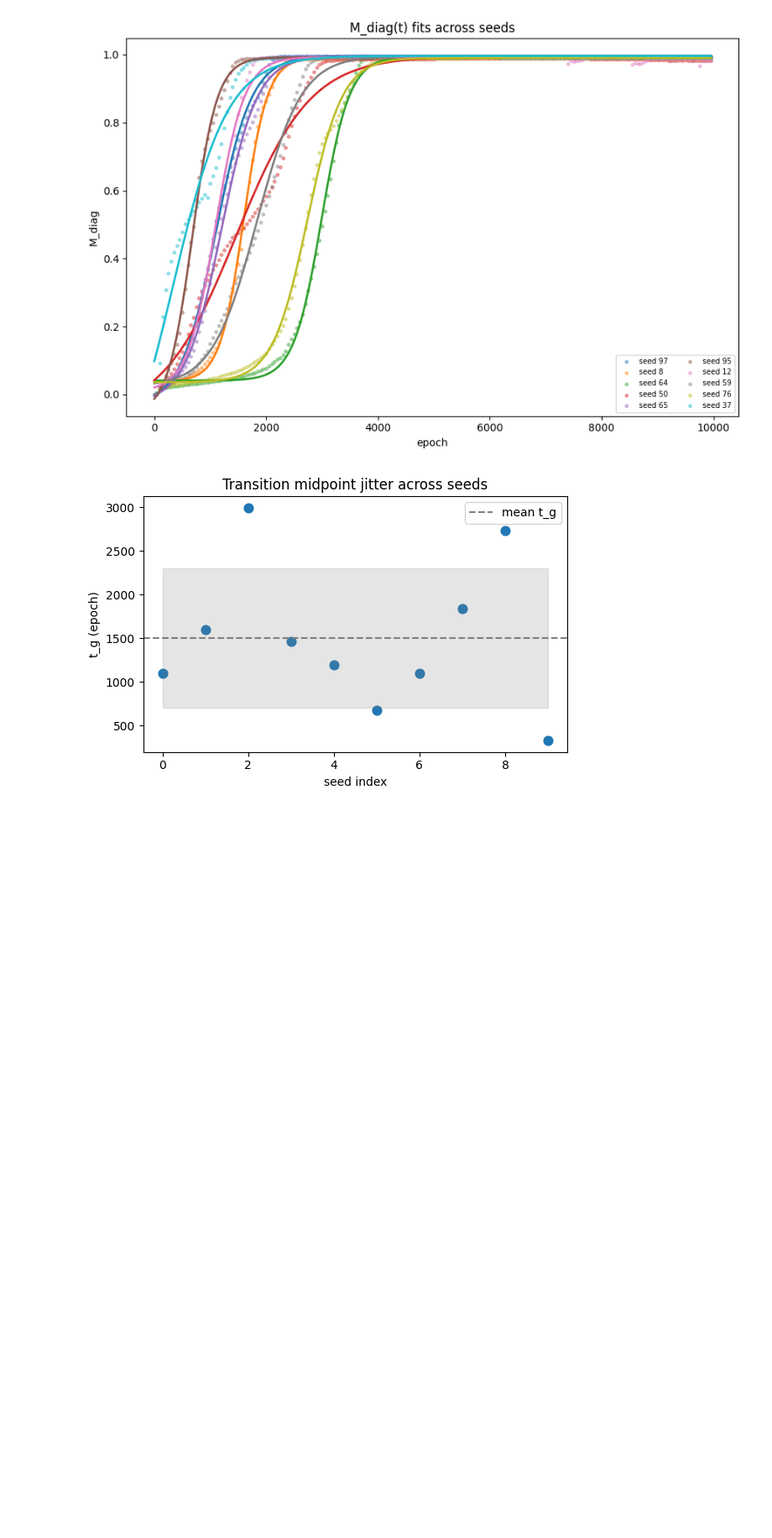
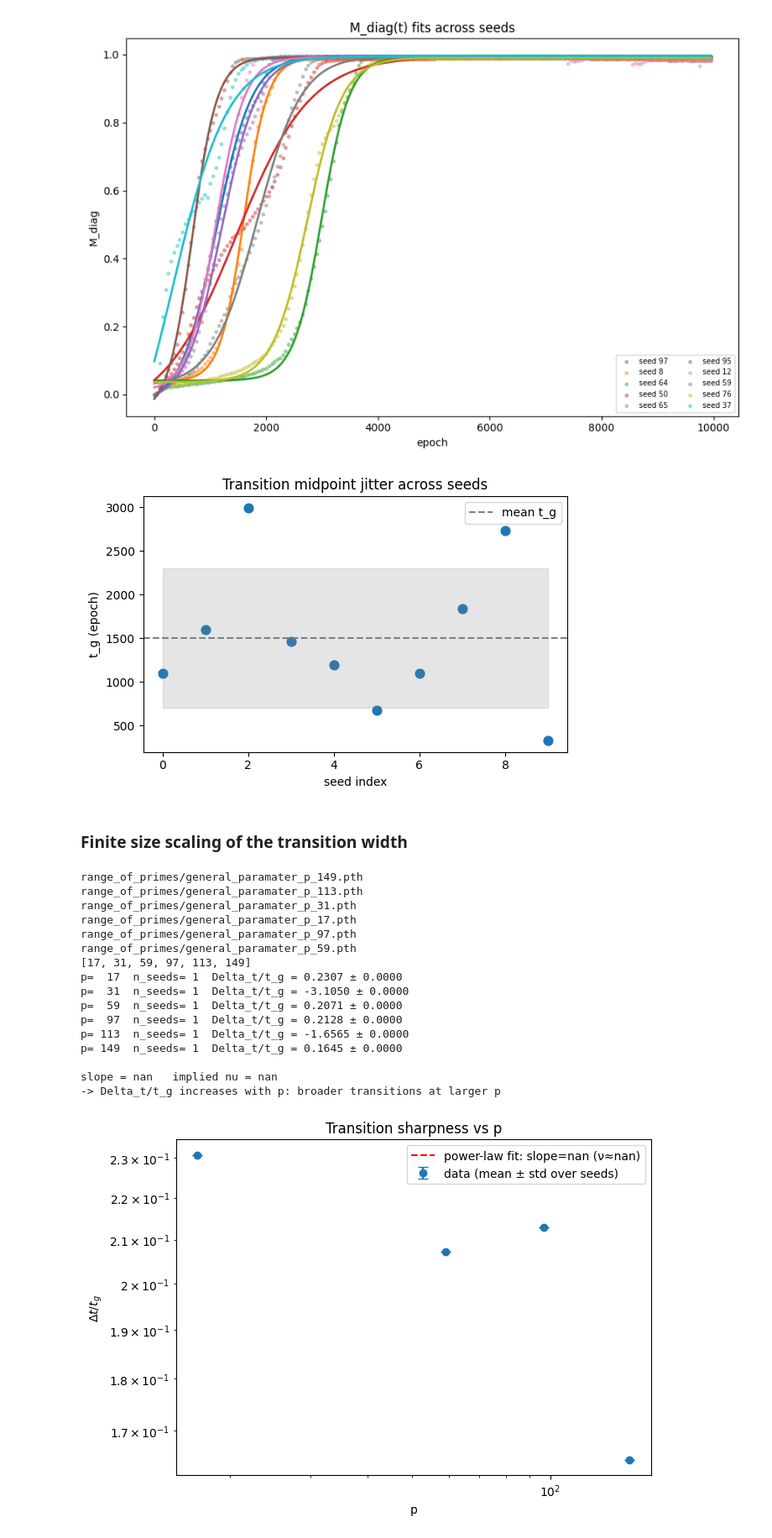
Before and after one commit to Aavash232311/Empirical-Analysis-of-Phase-Transitions-in-Transformer-Models-Using-Mechanistic-Interpretability, a Jupyter notebook: transformer-pt-analysis-main/src/Analysis/sharpness_and_width_transition.ipynb, the cells around one changed output. Shown at 84% size. Saved outputs shown, nothing was run; the diff lists cells and outputs as text; code cells hidden in the pictures; blank space fills up the shorter version.

Commit message:
Added: finite size scaling of the transition width

```diff
--- a/transformer-pt-analysis-main/src/Analysis/sharpness_and_width_transition.ipynb
+++ b/transformer-pt-analysis-main/src/Analysis/sharpness_and_width_transition.ipynb
@@ -125,3 +125,80 @@ dM      = 0.9820 ± 0.0203
 Relative t_g spread (std/mean Delta_t): 2.31
 [figure]
 [figure]
+# %% [markdown]
+### Finite size scaling of the transition width
+# %%
+import os
+import torch
+from mintrans_clean import *
+import analysis as a
+
+device = torch.device("cuda" if torch.cuda.is_available() else "cpu")
+
+files = os.listdir('./range_of_primes')
+
+path_wd = [{ "wd": decay.split('wd')[-1 :][0].split('_')[-1:][0].split('.pth')[0], "path": decay }for decay in files]
+
+
+cfg = TrainConfig()
+
+all_results = []
+p_values = []
+
+for obj in path_wd:
+    path = os.path.join("range_of_primes", obj['path'])
+    p = obj['wd']
+    p_values.append(int(p))
+
+    model = MinimalTransformer(
+        vocab_size=cfg.vocab_size, d_model=cfg.d_model, n_heads=cfg.n_heads,
+        num_layers=cfg.num_layers, max_seq_len=cfg.seq_len,
+        hidden_mlp=cfg.hidden_mlp,
+    ).to(device)
+
+    print(path)
+    skeletons = torch.load(path, map_location=device)
+
+    history = skeletons['history']
+
+    #plot_training_curves(history, title=f"d={cfg.d_model} P={p}")
+    # plot_spectral_history(history, title=f"Diagonal spectral mass during training seed={random_seed}")
+
+    spectal_mass = [{
+        "d_mass": props['diag_mass'],
+        "epoch": props['epoch']
+    } for props in history['spectral']]
+
+    epochs = [pt['epoch'] for pt in spectal_mass]
+    d_mass = [pt['d_mass'] for pt in spectal_mass]
+
+
+    r = a.fit_one_run(epochs, d_mass)
+    r['p'] = int(p)
+    all_results.append(r)
+
+
+p_values = sorted(set(p_values))
+
+a.summary_finite_size_scaling(
+    p_values,
+    all_results
+)
+# %% [output]
+range_of_primes/general_paramater_p_149.pth
+range_of_primes/general_paramater_p_113.pth
+range_of_primes/general_paramater_p_31.pth
+range_of_primes/general_paramater_p_17.pth
+range_of_primes/general_paramater_p_97.pth
+range_of_primes/general_paramater_p_59.pth
+[17, 31, 59, 97, 113, 149]
+p=  17  n_seeds= 1  Delta_t/t_g = 0.2307 ± 0.0000
+p=  31  n_seeds= 1  Delta_t/t_g = -3.1050 ± 0.0000
+p=  59  n_seeds= 1  Delta_t/t_g = 0.2071 ± 0.0000
+p=  97  n_seeds= 1  Delta_t/t_g = 0.2128 ± 0.0000
+p= 113  n_seeds= 1  Delta_t/t_g = -1.6565 ± 0.0000
+p= 149  n_seeds= 1  Delta_t/t_g = 0.1645 ± 0.0000
+
+slope = nan   implied nu = nan
+-> Delta_t/t_g increases with p: broader transitions at larger p
+[figure, added]
```
Also changed, not shown: 10 other files.
